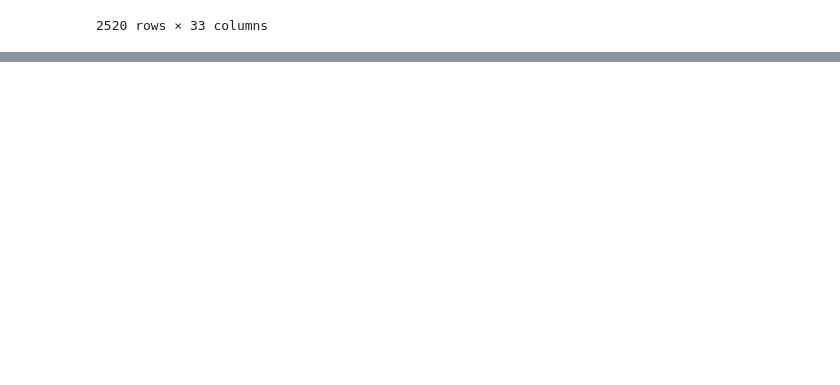
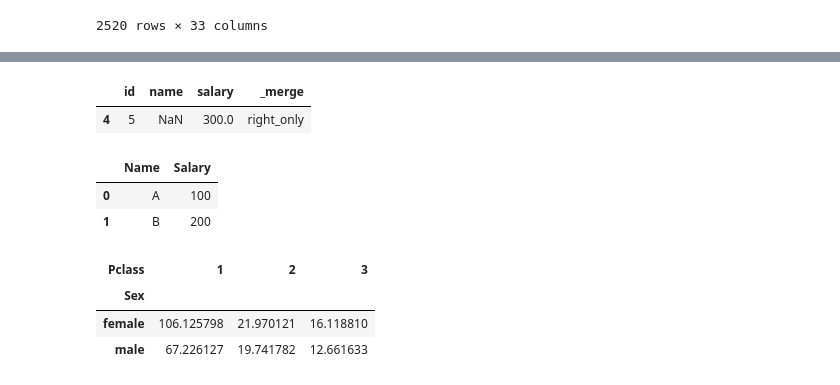
Before and after one commit to yashdeep-patil/Pandas, a Jupyter notebook: pandas.ipynb, the cells around one changed output, grey strips where cells are left out. Saved outputs shown, nothing was run; the diff lists cells and outputs as text; code cells hidden in the pictures; blank space fills up the shorter version.

```diff
--- a/pandas.ipynb
+++ b/pandas.ipynb
@@ -917,0 +1006,28 @@ pd.concat([sub,kub])
+# %%
+result = pd.merge(df1,df2,on='id',how='outer',indicator=True)
+result[result['_merge']=='right_only']
+# %% [output]
+|  | id | name | salary | _merge |
+| 4 | 5 | NaN | 300.0 | right_only |
+# %%
+df1 = pd.DataFrame(
+    {'Name':['A','B'] }
+)
+
+df2 = pd.DataFrame(
+    {'Salary':[100,200] }
+)
+
+pd.concat([df1,df2],axis=1)
+# %% [output]
+|  | Name | Salary |
+| 0 | A | 100 |
+| 1 | B | 200 |
+# %%
+s = pd.pivot_table(sub,index='Sex',columns='Pclass',values='Fare',aggfunc='mean')
+s
+# %% [output]
+| Pclass | 1 | 2 | 3 |
+| Sex |  |  |  |
+| female | 106.125798 | 21.970121 | 16.118810 |
+| male | 67.226127 | 19.741782 | 12.661633 |
```
Also changed, not shown: parts of 12 cells of this notebook.
